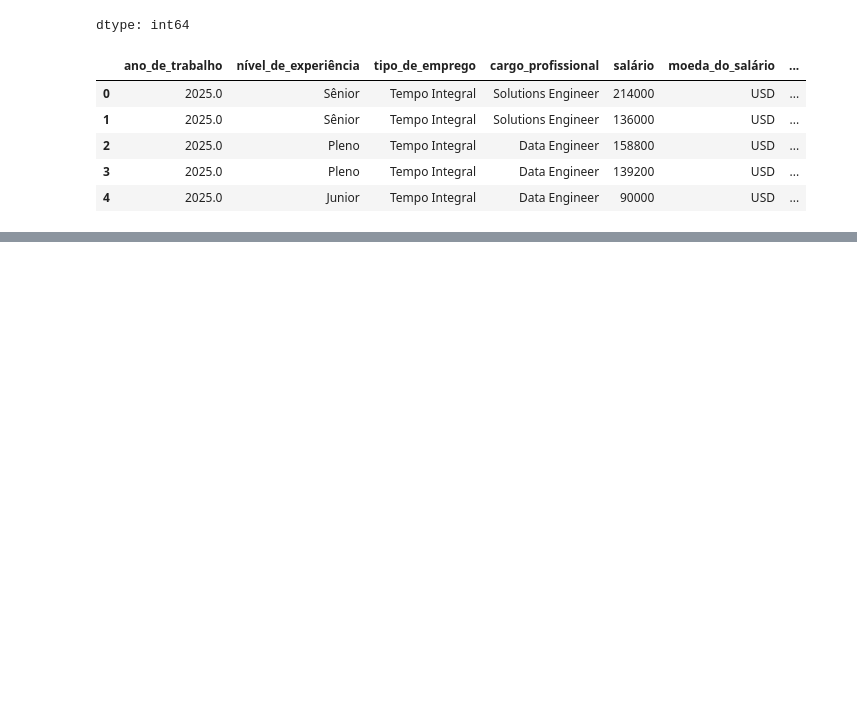
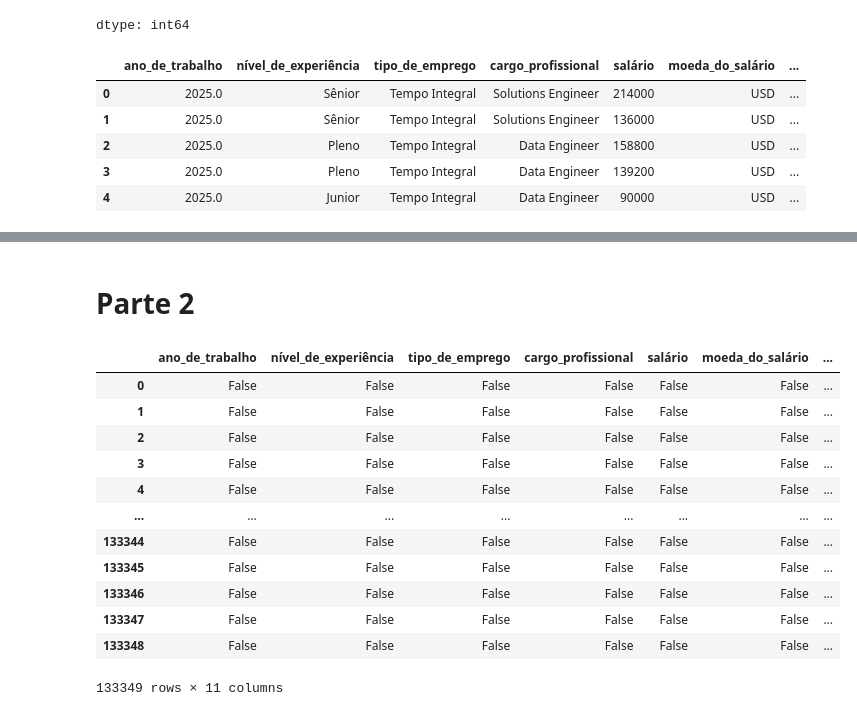
Before and after one commit to ThiagoVenturim/studying_python_data, a Jupyter notebook: Alura/AluraAula1.ipynb, the cells around one changed output, grey strips where cells are left out. Drawn from its saved outputs; the diff is of its cells as text; code cells hidden in the pictures; blank space fills up the shorter version.

Commit message:
Aula 2 de python com dados alura

```diff
--- a/Alura/AluraAula1.ipynb
+++ b/Alura/AluraAula1.ipynb
@@ -193,3 +196,21 @@ df.describe(include = "object")
 | unique | 4 | 4 | 390 | 26 | 102 | ... |
 | top | Sênior | Tempo Integral | Data Scientist | USD | US | ... |
 | freq | 77241 | 132563 | 17314 | 126140 | 119579 | ... |
+# %% [markdown]
+# Parte 2
+# %%
+df.isnull() # verificar onde tem dados nulos
+# %% [output]
+|  | ano_de_trabalho | nível_de_experiência | tipo_de_emprego | cargo_profissional | salário | moeda_do_salário | ... |
+| 0 | False | False | False | False | False | False | ... |
+| 1 | False | False | False | False | False | False | ... |
+| 2 | False | False | False | False | False | False | ... |
+| 3 | False | False | False | False | False | False | ... |
+| 4 | False | False | False | False | False | False | ... |
+| ... | ... | ... | ... | ... | ... | ... | ... |
+| 133344 | False | False | False | False | False | False | ... |
+| 133345 | False | False | False | False | False | False | ... |
+| 133346 | False | False | False | False | False | False | ... |
+| 133347 | False | False | False | False | False | False | ... |
+| 133348 | False | False | False | False | False | False | ... |
+133349 rows × 11 columns
```
Also changed, not shown: parts of 12 cells of this notebook.
